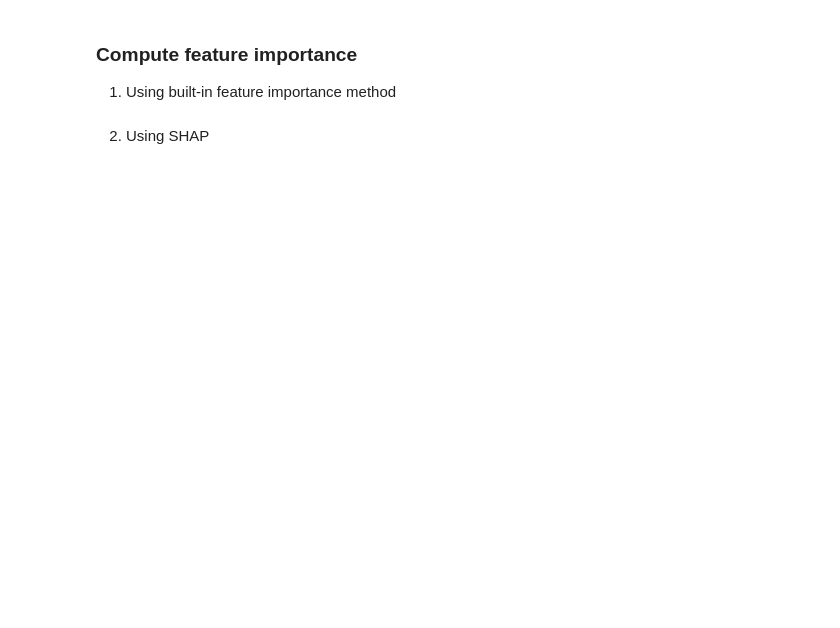
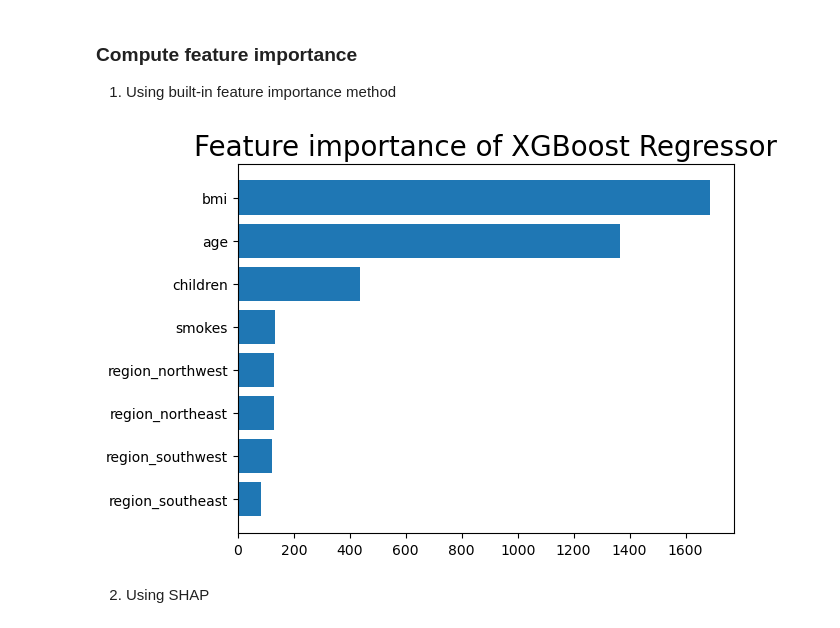
Before and after one commit to vanikanoria/Explaining-Medical-Insurance-Price-Prediction-Models, a Jupyter notebook: Medical Insurance Price Prediction.ipynb, the cells around one changed output. Cells and saved outputs as stored; diff of their text form; code cells hidden in the pictures; blank space fills up the shorter version.

```diff
--- a/Medical Insurance Price Prediction.ipynb
+++ b/Medical Insurance Price Prediction.ipynb
@@ -456,12 +550,15 @@ r2_score(xgb.predict(train_x), train_y)
 # %%
 feature_important = xgb.get_booster().get_score(importance_type='weight')
 keys = list(x.columns)
 values = list(feature_important.values())
 
 data = pd.DataFrame(data=values, index=keys, columns=["score"]).sort_values(by = "score", ascending=False)
-data.nlargest(40, columns="score").plot(kind='barh', figsize = (20,10)) ## plot top 40 features
+data2 = data.nlargest(40, columns="score").sort_values(by = "score", ascending=True)
+plt.barh(data2.index, data2['score']) ## plot top 40 features
 plt.title('Feature importance of XGBoost Regressor', size=20)
 plt.show()
+# %% [output]
+[figure, added]
 # %% [markdown]
 2. Using SHAP
 # %%
```
Also changed, not shown: parts of 73 cells of this notebook.
